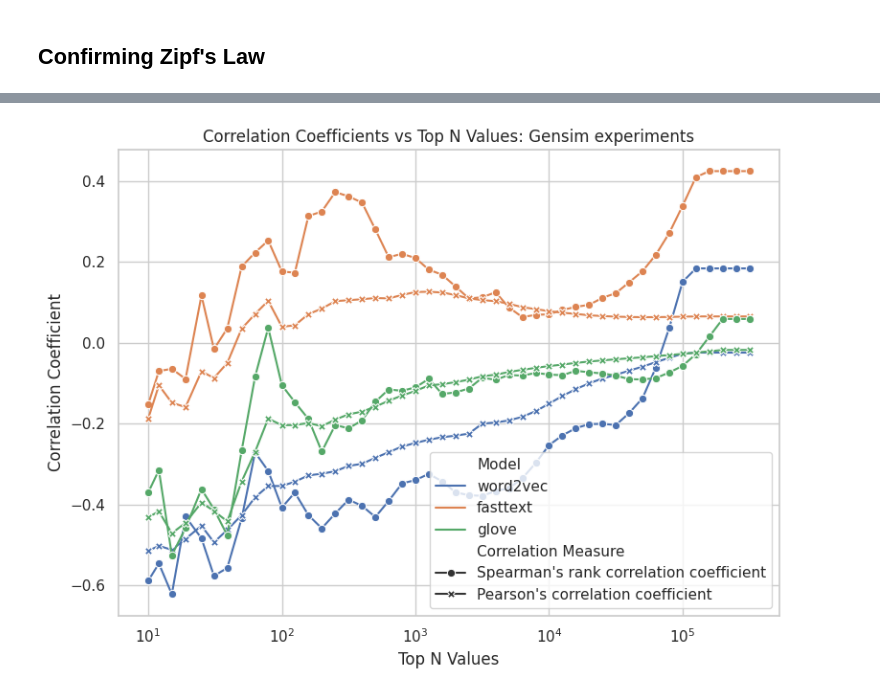
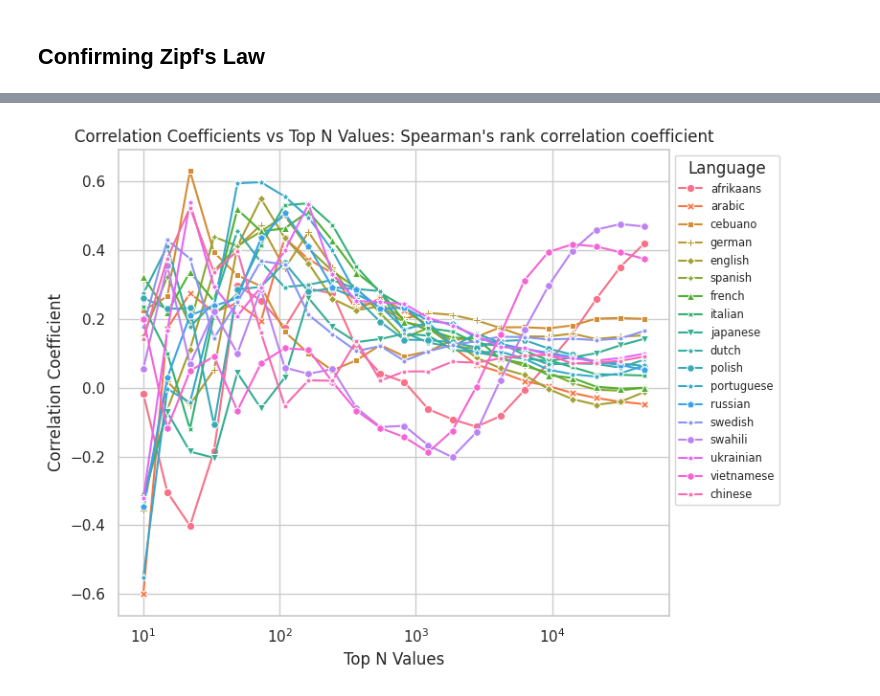
Before and after one commit to harrison-f-stropkay/72-final-project, a Jupyter notebook: analysis.ipynb, the cells around one changed output, grey strips where cells are left out. Drawn from its saved outputs; the diff is of its cells as text; code cells hidden in the pictures.

Commit message:
final data 0

```diff
--- a/analysis.ipynb
+++ b/analysis.ipynb
@@ -275,0 +322,6 @@ for t in [True, False]:
+# %%
+model_data = {
+    "word2vec": "english-word2vec",
+    "glove": "english-glove",
+    "fasttext": "english-fasttext",
+}
@@ -339,63 +554,67 @@ for experiment, models in experiments.items():
 # %%
-experiments = {
-    "gensim": ["word2vec", "fasttext", "glove"],
-    "fasttext": ["chinese", "english", "spanish"],
-}
+start_value = 10
+ratio = 1.5
+cap = 50000
+top_n_values = []
+while start_value <= cap:
+    top_n_values.append(start_value)
+    start_value = int(start_value * ratio)
 
-start_value = 10
-ratio = 10 ** (1 / 10)
-num_values = 46
+correlations = []
+for language in languages_data.keys():
+    for top_n in top_n_values:
+        df_model = pd.read_csv(f"data/final/{language}.csv")
+        df_model = df_model.head(top_n)
 
-top_n_values = [int(start_value * (ratio**i)) for i in range(num_values)]
+        # Calculate the correlation coefficients
+        spearman_corr, _ = spearmanr(
+            df_model["magnitude_rank"], df_model["frequency_rank"]
+        )
+        pearson_corr, _ = pearsonr(df_model["magnitude"], df_model["frequency"])
 
-for experiment, models in experiments.items():
-    correlations = []
-    for model in models:
-        for top_n in top_n_values:
-            df_model = pd.read_csv(f"data/final/{experiment}-{model}.csv")
-            df_model = df_model.sort_values("frequency_rank").head(top_n)
+        correlations.append(
+            {
+                "Top N Values": top_n,
+                "Correlation Coefficient": spearman_corr,
+                "Correlation Measure": "Spearman's rank correlation coefficient",
+                "Language": language,
+            }
+        )
+        correlations.append(
+            {
+                "Top N Values": top_n,
+                "Correlation Coefficient": pearson_corr,
+                "Correlation Measure": "Pearson's correlation coefficient",
+                "Language": language,
+            }
+        )
 
-            # Calculate the correlation coefficients
-            spearman_corr, _ = spearmanr(
-                df_model["magnitude_rank"], df_model["frequency_rank"]
-            )
-            pearson_corr, _ = pearsonr(df_model["magnitude"], df_model["frequency"])
+for correlation_measure in [
+    "Spearman's rank correlation coefficient",
+    "Pearson's correlation coefficient",
+]:
+    df = pd.DataFrame(correlations)
+    df = df[df["Correlation Measure"] == correlation_measure]
 
-            correlations.append(
-                {
-                    "Top N Values": top_n,
-                    "Correlation Coefficient": spearman_corr,
-                    "Correlation Measure": "Spearman's rank correlation coefficient",
-                    "Model": model.split("-")[0],
-                }
-            )
-            correlations.append(
-                {
-                    "Top N Values": top_n,
-                    "Correlation Coefficient": pearson_corr,
-                    "Correlation Measure": "Pearson's correlation coefficient",
-                    "Model": model.split("-")[0],
-                }
-            )
-
-    # Plot using Seaborn
     plt.figure(figsize=(8, 6))
     sns.lineplot(
-        data=pd.DataFrame(correlations),
+        data=df,
         x="Top N Values",
         y="Correlation Coefficient",
-        hue="Model",
-        style="Correlation Measure",
+        hue="Language",
+        style="Language",
+        dashes=False,
         markers=True,
-        dashes=False,
     )
     plt.xscale("log")
     plt.xlabel("Top N Values")
     plt.ylabel("Correlation Coefficient")
-    plt.title(f"Correlation Coefficients vs Top N Values: {experiment} experiments")
-    plt.legend(loc="lower right")
+    plt.title(f"Correlation Coefficients vs Top N Values: {correlation_measure}")
+    plt.legend(
+        loc="upper left", bbox_to_anchor=(1, 1), fontsize="x-small", title="Language"
+    )
     plt.grid(True)
     plt.tight_layout()
     plt.show()
 # %% [output]
-[figure, old version]
+[figure, new version]
```
Also changed, not shown: parts of 35 cells of this notebook, 46 other files.
